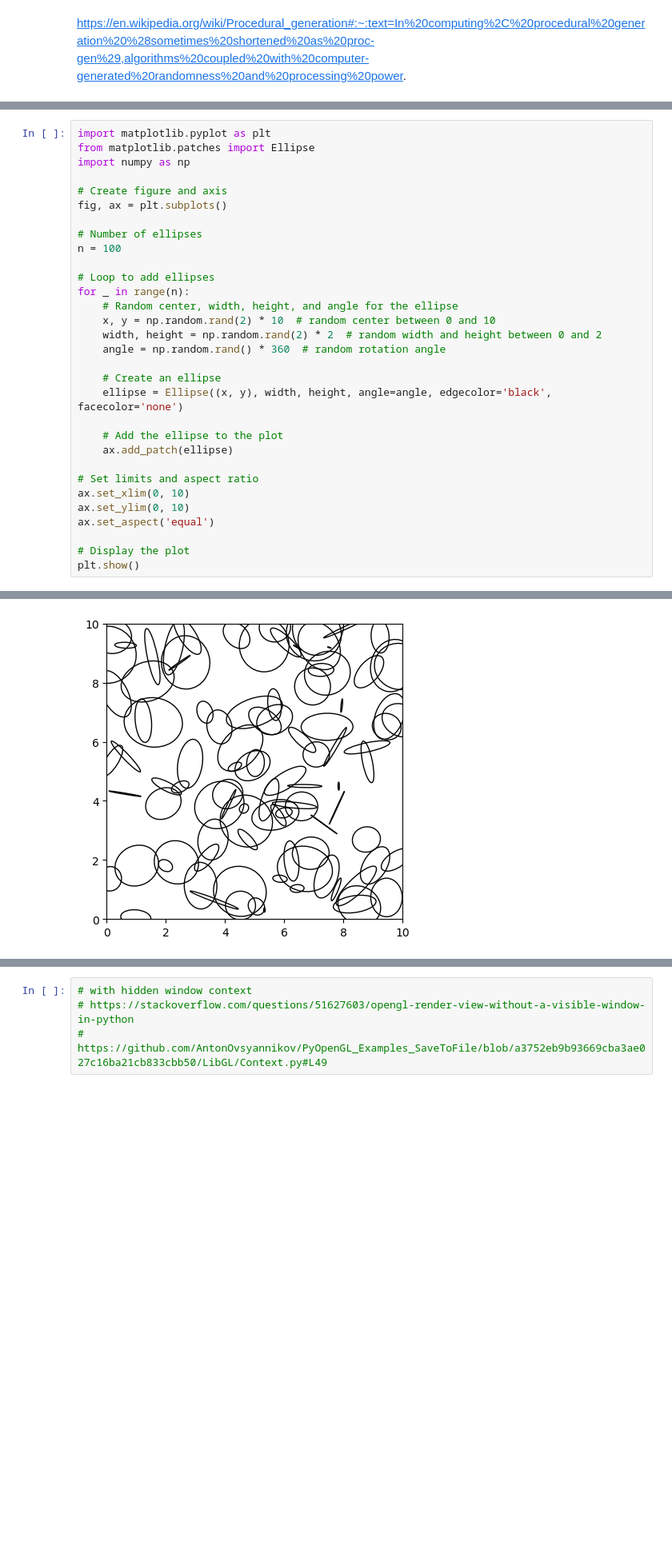
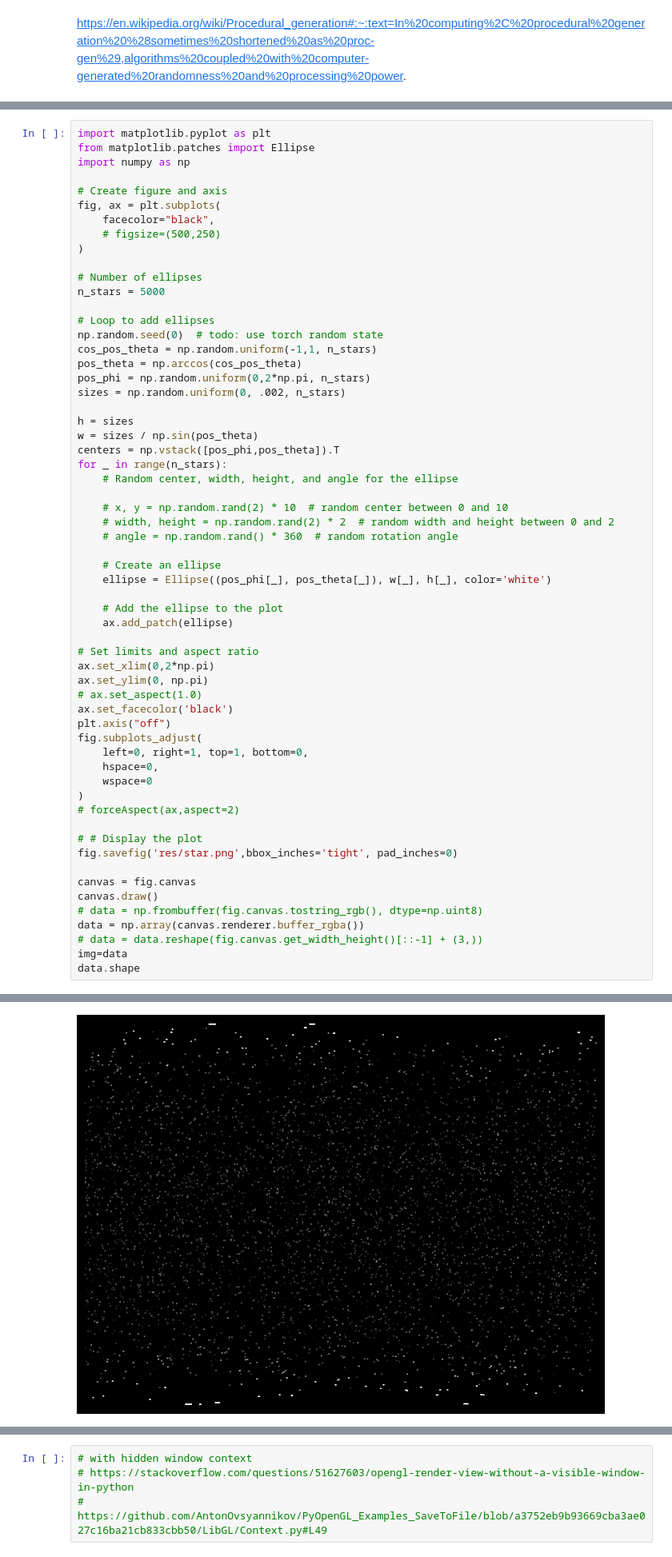
Before and after one commit to Ywatcher/GameNotesPanda3D, a Jupyter notebook: p1/6.1_starlight.ipynb, the cells around one changed output, grey strips where cells are left out. Shown at 80% size. Cells and saved outputs as stored; diff of their text form; blank space fills up the shorter version.

Commit message:
star sky

```diff
--- a/p1/6.1_starlight.ipynb
+++ b/p1/6.1_starlight.ipynb
@@ -237,29 +237,58 @@ from matplotlib.patches import Ellipse
 import numpy as np
 
 # Create figure and axis
-fig, ax = plt.subplots()
+fig, ax = plt.subplots(
+    facecolor="black",
+    # figsize=(500,250)
+)
 
 # Number of ellipses
-n = 100
+n_stars = 5000
 
 # Loop to add ellipses
-for _ in range(n):
+np.random.seed(0)  # todo: use torch random state
+cos_pos_theta = np.random.uniform(-1,1, n_stars)
+pos_theta = np.arccos(cos_pos_theta)
+pos_phi = np.random.uniform(0,2*np.pi, n_stars)
+sizes = np.random.uniform(0, .002, n_stars)
+
+h = sizes
+w = sizes / np.sin(pos_theta)
+centers = np.vstack([pos_phi,pos_theta]).T
+for _ in range(n_stars):
     # Random center, width, height, and angle for the ellipse
-    x, y = np.random.rand(2) * 10  # random center between 0 and 10
-    width, height = np.random.rand(2) * 2  # random width and height between 0 and 2
-    angle = np.random.rand() * 360  # random rotation angle
+
+    # x, y = np.random.rand(2) * 10  # random center between 0 and 10
+    # width, height = np.random.rand(2) * 2  # random width and height between 0 and 2
+    # angle = np.random.rand() * 360  # random rotation angle
 
     # Create an ellipse
-    ellipse = Ellipse((x, y), width, height, angle=angle, edgecolor='black', facecolor='none')
+    ellipse = Ellipse((pos_phi[_], pos_theta[_]), w[_], h[_], color='white')
 
     # Add the ellipse to the plot
     ax.add_patch(ellipse)
 
 # Set limits and aspect ratio
-ax.set_xlim(0, 10)
-ax.set_ylim(0, 10)
-ax.set_aspect('equal')
+ax.set_xlim(0,2*np.pi)
+ax.set_ylim(0, np.pi)
+# ax.set_aspect(1.0)
+ax.set_facecolor('black')
+plt.axis("off")
+fig.subplots_adjust(
+    left=0, right=1, top=1, bottom=0,
+    hspace=0,
+    wspace=0
+)
+# forceAspect(ax,aspect=2)
 
-# Display the plot
-plt.show()
+# # Display the plot
+fig.savefig('res/star.png',bbox_inches='tight', pad_inches=0)
+
+canvas = fig.canvas
+canvas.draw()
+# data = np.frombuffer(fig.canvas.tostring_rgb(), dtype=np.uint8)
+data = np.array(canvas.renderer.buffer_rgba())
+# data = data.reshape(fig.canvas.get_width_height()[::-1] + (3,))
+img=data
+data.shape
 # %% [output]
@@ -266 +296 @@ plt.show()
-[figure, old version]
+[figure, new version]
```
Also changed, not shown: parts of 11 cells of this notebook, 1 other file.
